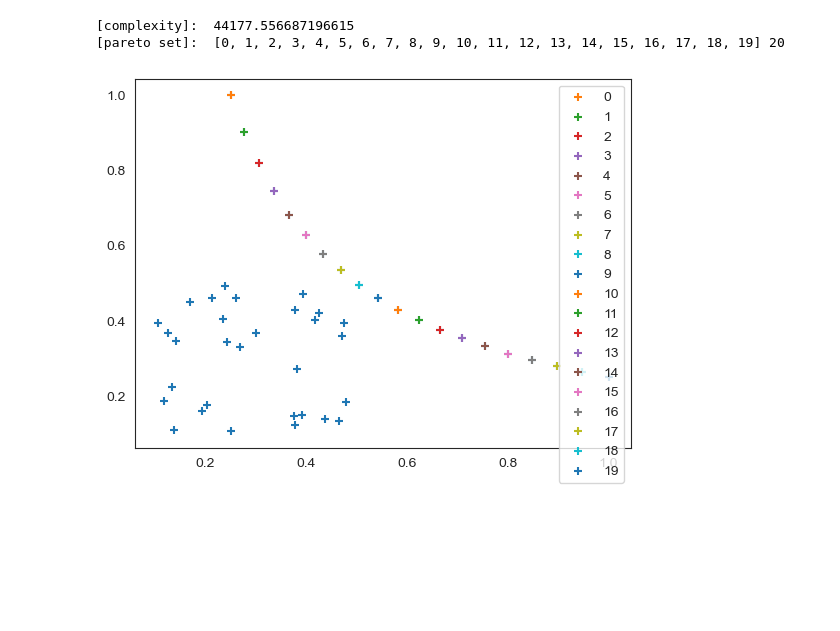
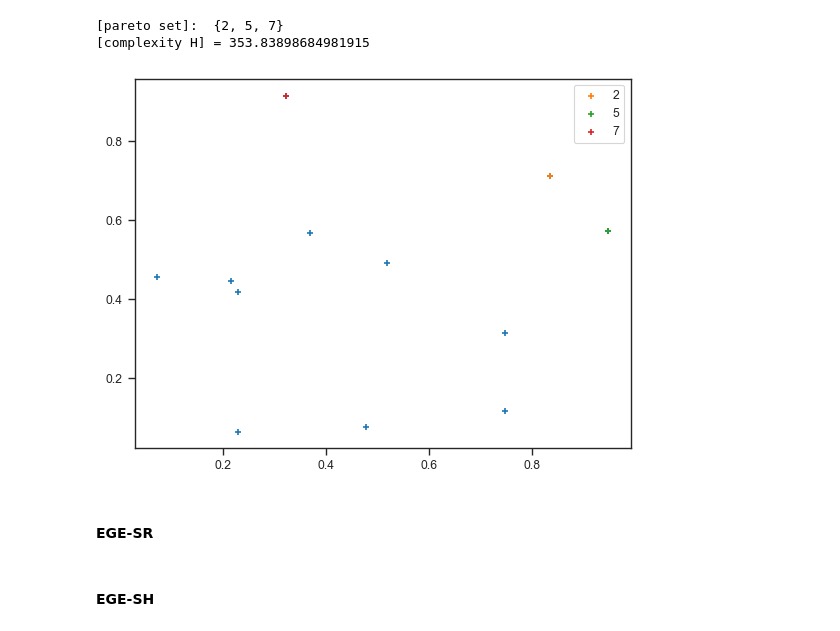
Before and after one commit to cyrille-kone/ege, a Jupyter notebook: main.ipynb, the cells around one changed output. Drawn from its saved outputs; the diff is of its cells as text; code cells hidden in the pictures; blank space fills up the shorter version.

```diff
--- a/main.ipynb
+++ b/main.ipynb
@@ -1,47 +0,0 @@
-# %%
-# coding=utf-8
-import numpy as np
-import pandas as pd
-from time import time
-import seaborn as sns
-import matplotlib.pyplot as plt
-from numpy.random import uniform
-from main import load
-from lib.bandits import Bernoulli, Gaussian
-from lib.policies import (py_ege_sr, py_ege_sh,
-                          py_ape_fb, py_ua,
-                          py_psi_ucbe, py_psi_ucbe_adapt,
-                          py_ape_b, py_ape_b_adapt,
-                          py_batch_ua, py_batch_sr,
-                          py_batch_sh, py_batch_ape,
-                          py_batch_ape_adapt)
-sns.set_style("white")
-#K = 20
-#D = 2
-inf = 1e12
-#H = 1000
-H = 1e8
-stddev = np.array([0.70437039,  0.82845749])**0.5
-I = "convex"
-#while H>1e4:
-  #means = load(I)#np.load("test.npy") #load("I1")
-#np.random.uniform(size=(K, D)) #load("I5")##
-  #bandit = Gaussian(means, stddev)
-  #bandit = Bernoulli(means)#
-  #H = bandit.H
-means = load(I) #[:, [0, 1]]#np.load("test.npy") #load("I1")
-#bandit = Gaussian(means, stddev)
-bandit = Bernoulli(means)#
-H = bandit.H
-K, D = means.shape
-if D==2:
-    plt.scatter(*means.T, marker="+")
-    for k in bandit.optimal_arms:
-        plt.scatter(*means[k], label="%d"%k, marker="+")
-    plt.legend()
-print("[complexity]: ", bandit.H)
-print("[pareto set]: ", bandit.optimal_arms, len(bandit.optimal_arms))
-# %% [output]
-[complexity]:  44177.556687196615
-[pareto set]:  [0, 1, 2, 3, 4, 5, 6, 7, 8, 9, 10, 11, 12, 13, 14, 15, 16, 17, 18, 19] 20
-[figure, removed]
@@ -47,0 +32,30 @@ print("[pareto set]: ", bandit.optimal_arms, len(bandit.optimal_arms))
+# %%
+#@title Define a bandit instance
+K = 12
+D = 2
+inf = (1<<31)*1.
+arms = np.arange(K)
+while True:
+    try:
+        arms_means = np.random.uniform(0, 1, size=(K, D))
+        S_star_mask = is_non_dominated(arms_means)
+        S_star = set(S_star_mask.nonzero()[0])
+        S_star_comp = set((~S_star_mask).nonzero()[0])
+        Deltas = np.array([Delta_i(i, S_star, S_star_comp, arms_means) for i in range(K)])
+        H = sum(1/Deltas**2)
+        if (H<1000): break # any condition
+    except Exception as e:
+        print(e, S_star)
+      #break
+      #continue
+bandit = BernoulliBandit(arms_means=arms_means)
+print("[pareto set]: ", S_star, "\n[complexity H] =", H)
+if D==2:
+    plt.scatter(*arms_means.T, marker="+")
+    for k in S_star: plt.scatter(*arms_means[k], label="%d"%k, marker="+"); plt.legend()
+# %% [output]
+[pareto set]:  {2, 5, 7}
+[complexity H] = 353.83898684981915
+[figure, added]
+# %% [markdown]
+#### EGE-SR
@@ -47,0 +111,2 @@ print("[pareto set]: ", bandit.optimal_arms, len(bandit.optimal_arms))
+# %% [markdown]
+#### EGE-SH
```
Also changed, not shown: parts of 11 cells of this notebook, 5 other files.
